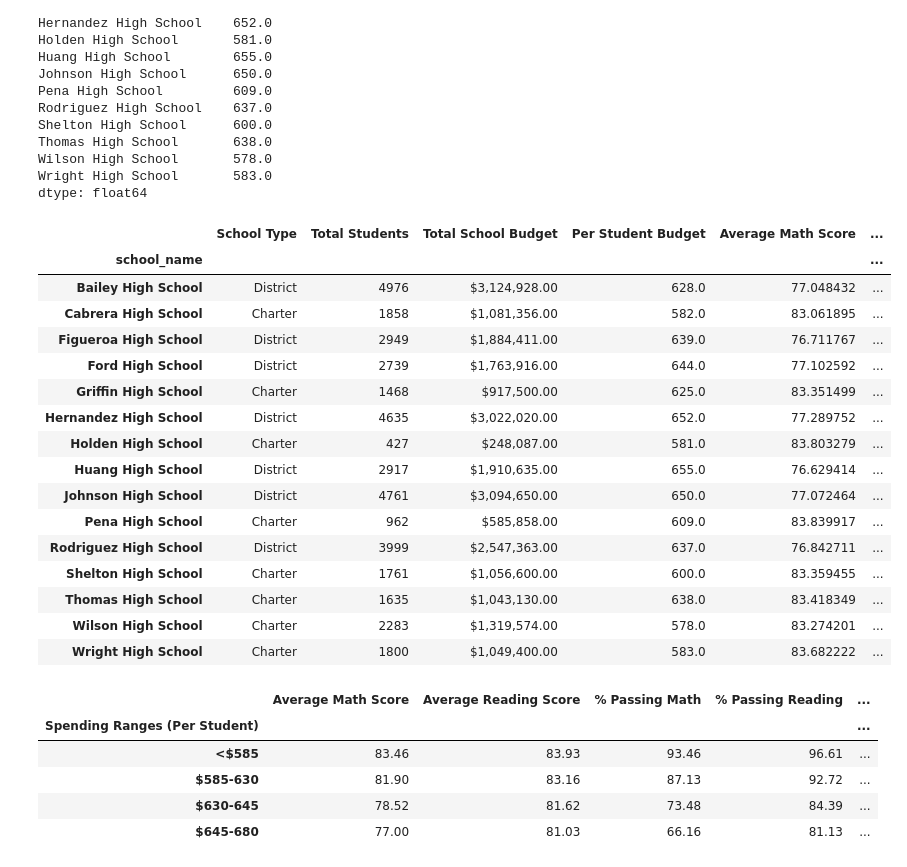
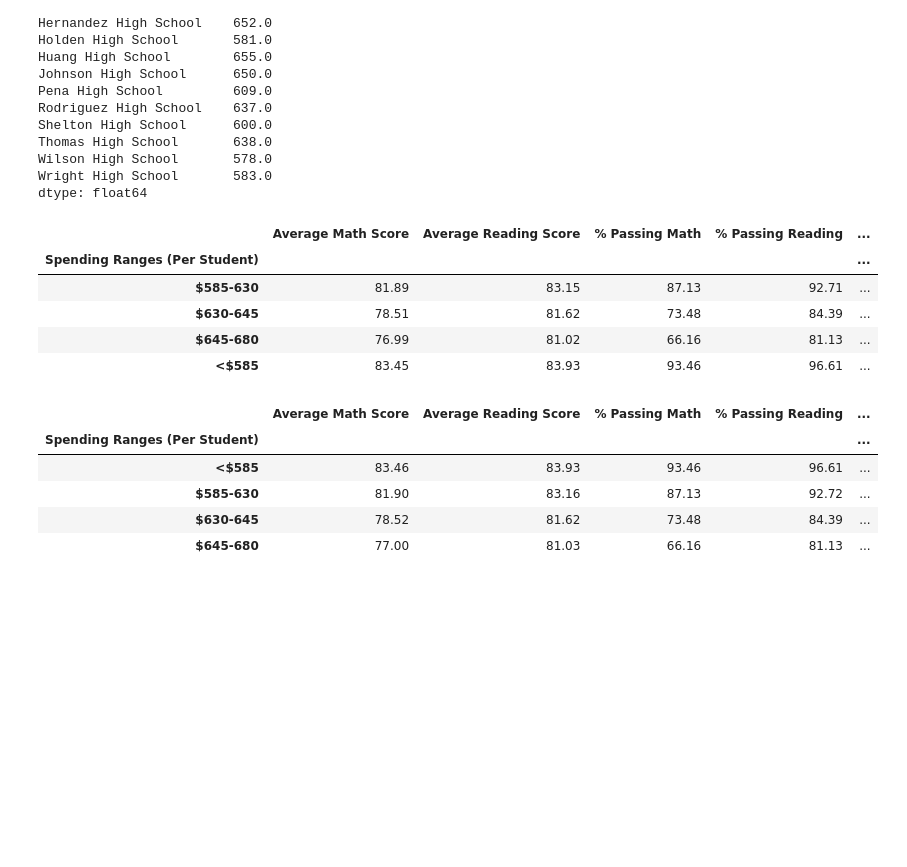
Before and after one commit to harish-hyperDev/pandas-challenge, a Jupyter notebook: PyCitySchools/PyCitySchools-Analysis.ipynb, the cells around one changed output. Saved outputs shown, nothing was run; the diff lists cells and outputs as text; code cells hidden in the pictures; blank space fills up the shorter version.

Commit message:
completed PyCitySchools dataset

```diff
--- a/PyCitySchools/PyCitySchools-Analysis.ipynb
+++ b/PyCitySchools/PyCitySchools-Analysis.ipynb
@@ -533,49 +533,57 @@ Thomas High School       638.0
 Wilson High School       578.0
 Wright High School       583.0
 dtype: float64
+# %%
+def get_spending_ranges(x):
+    y = 0
+    if x[0] == "$" and type(x) == str:
+        y = x[1:]
+        y = float(y)
+
+    if y < 585:
+        return "<$585"
+    elif y >= 585 and y <=630:
+        return "$585-630"
+    elif y > 630 and y <= 645:
+        return "$630-645"
+    elif y > 645 and y <= 680:
+        return "$645-680"
 # %%
 '''
 school_spend_category = {}
 school_spend_category['Spending Ranges (Per Student)'] = ['<$585', '$585-630', '$630-645', '$645-680']
 
 school_spend_category_df = pd.DataFrame({ })
 school_spend_category_df['Spending Ranges (Per Student)'] = school_spend_category['Spending Ranges (Per Student)']
 '''
 
+# school_spend_category_df['Per Student Budget'] = school_spend_category_df['Per Student Budget'].apply(lambda x: x[1:])
+# school_spend_category_df['Per Student Budget'] = school_spend_category_df['Per Student Budget'].apply(lambda x: float(x))
+
+
 school_spend_category_df = school_summary_df
-school_spend_category_df['Spending Ranges (Per Student)'] = school_spend_category_df['Per Student Budget'].apply(lambda x: )
+school_spend_category_df['Spending Ranges (Per Student)'] = school_spend_category_df['Per Student Budget'].apply(lambda x: get_spending_ranges(x))
 
 
 # school_spend_category_df = pd.DataFrame({ "$585", "$585-630" }, columns=['Spending Ranges (Per Student)', "Test"])
 # test_school_data['Avg Spend Per Student'] = school_data_complete.groupby(['school_name'])['budget'].mean() / school_data_complete['school_name'].value_counts()
 
 # school_data_complete[school_data_complete['budget'] < 585]
 # school_data_complete.head()
 
 # school_spend_category_df['Spending Ranges (Per Student)']
 
 # school_spend_category_df['Per Student Budget'] = school_spend_category_df['Per Student Budget'].apply(lambda x: x[1:])
 # school_spend_category_df['Per Student Budget'] = school_spend_category_df['Per Student Budget'].apply(lambda x: float(x))
 
-school_spend_category_df
+school_spend_category_df.groupby("Spending Ranges (Per Student)")[['Average Math Score', 'Average Reading Score', '% Passing Math', '% Passing Reading', "% Overall Passing"]].mean().applymap(lambda x: str(x)[0:5])
 # %% [output]
-|  | School Type | Total Students | Total School Budget | Per Student Budget | Average Math Score | ... |
-| school_name |  |  |  |  |  | ... |
-| Bailey High School | District | 4976 | $3,124,928.00 | 628.0 | 77.048432 | ... |
-| Cabrera High School | Charter | 1858 | $1,081,356.00 | 582.0 | 83.061895 | ... |
-| Figueroa High School | District | 2949 | $1,884,411.00 | 639.0 | 76.711767 | ... |
-| Ford High School | District | 2739 | $1,763,916.00 | 644.0 | 77.102592 | ... |
-| Griffin High School | Charter | 1468 | $917,500.00 | 625.0 | 83.351499 | ... |
-| Hernandez High School | District | 4635 | $3,022,020.00 | 652.0 | 77.289752 | ... |
-| Holden High School | Charter | 427 | $248,087.00 | 581.0 | 83.803279 | ... |
-| Huang High School | District | 2917 | $1,910,635.00 | 655.0 | 76.629414 | ... |
-| Johnson High School | District | 4761 | $3,094,650.00 | 650.0 | 77.072464 | ... |
-| Pena High School | Charter | 962 | $585,858.00 | 609.0 | 83.839917 | ... |
-| Rodriguez High School | District | 3999 | $2,547,363.00 | 637.0 | 76.842711 | ... |
-| Shelton High School | Charter | 1761 | $1,056,600.00 | 600.0 | 83.359455 | ... |
-| Thomas High School | Charter | 1635 | $1,043,130.00 | 638.0 | 83.418349 | ... |
-| Wilson High School | Charter | 2283 | $1,319,574.00 | 578.0 | 83.274201 | ... |
-| Wright High School | Charter | 1800 | $1,049,400.00 | 583.0 | 83.682222 | ... |
+|  | Average Math Score | Average Reading Score | % Passing Math | % Passing Reading | ... |
+| Spending Ranges (Per Student) |  |  |  |  | ... |
+| $585-630 | 81.89 | 83.15 | 87.13 | 92.71 | ... |
+| $630-645 | 78.51 | 81.62 | 73.48 | 84.39 | ... |
+| $645-680 | 76.99 | 81.02 | 66.16 | 81.13 | ... |
+| <$585 | 83.45 | 83.93 | 93.46 | 96.61 | ... |
 # %%
 # Expected DataFrame
 # %% [output]
```
Also changed, not shown: parts of 5 cells of this notebook, 1 other file.
